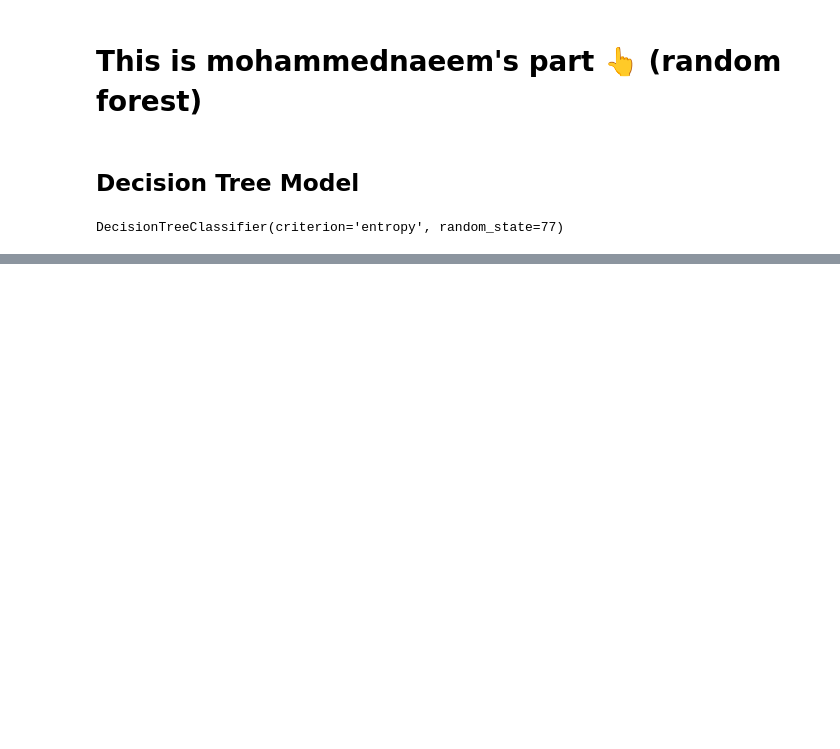
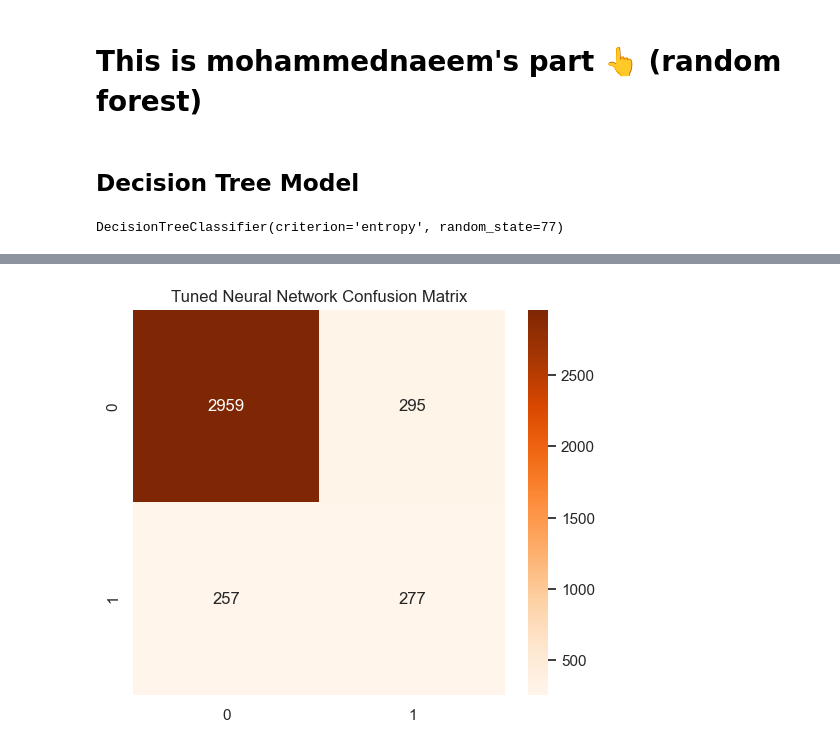
Before and after one commit to Yaksh4826/COMP247_TorontoCollision_ML_Project, a Jupyter notebook: KSI_project.ipynb, the cells around one changed output, grey strips where cells are left out. Drawn from its saved outputs; the diff is of its cells as text; code cells hidden in the pictures; blank space fills up the shorter version.

```diff
--- a/KSI_project.ipynb
+++ b/KSI_project.ipynb
@@ -950,0 +998,20 @@ Model saved as 'decision_tree_alex.pkl'
+# %%
+param_grid_nn = {
+    'hidden_layer_sizes': [(50,), (100,), (100,50)],
+    'activation': ['relu', 'tanh'],
+    'solver': ['adam'],
+    'alpha': [0.0001, 0.001],
+    'learning_rate': ['constant', 'adaptive']
+}
+
+grid_nn = GridSearchCV(
+    MLPClassifier(max_iter=300, random_state=89),
+    param_grid_nn,
+    cv=3,
+    n_jobs=-1,
+    verbose=2
+)
+
+grid_nn.fit(X_resampled, y_resampled)
+
+print("Best Parameters:", grid_nn.best_params_)
@@ -950,0 +1021,9 @@ Model saved as 'decision_tree_alex.pkl'
+# %%
+best_nn = grid_nn.best_estimator_
+
+# Final Predictions
+y_pred_best_nn = best_nn.predict(X_test_processed)
+
+print("\nFinal Model Evaluation (Tuned)")
+print(f"Accuracy: {accuracy_score(y_test, y_pred_best_nn):.4f}")
+print(classification_report(y_test, y_pred_best_nn))
@@ -950,0 +1041,8 @@ Model saved as 'decision_tree_alex.pkl'
+# %%
+
+plt.figure(figsize=(6,5))
+sns.heatmap(confusion_matrix(y_test, y_pred_best_nn), annot=True, fmt='d', cmap='Oranges')
+plt.title('Tuned Neural Network Confusion Matrix')
+plt.show()
+# %% [output]
+[figure, added]
```
Also changed, not shown: parts of 26 cells of this notebook.
